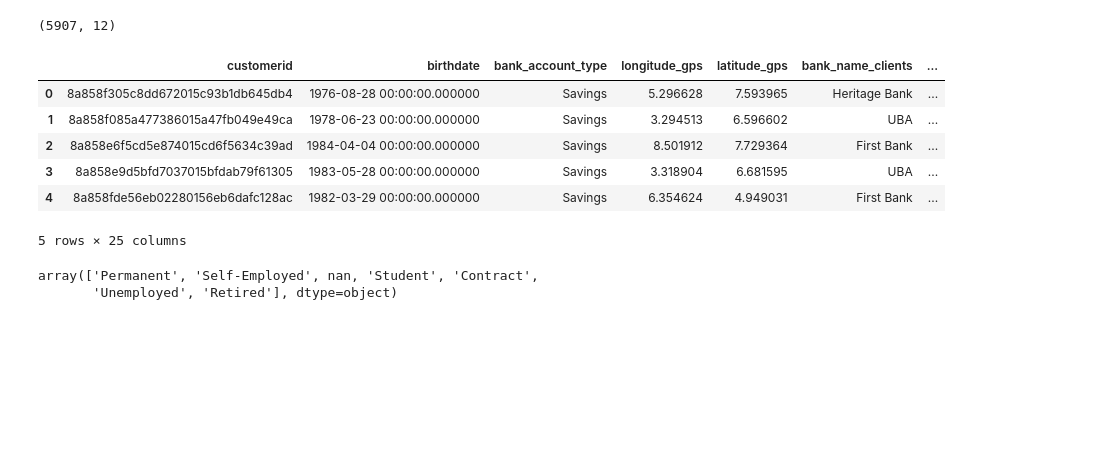
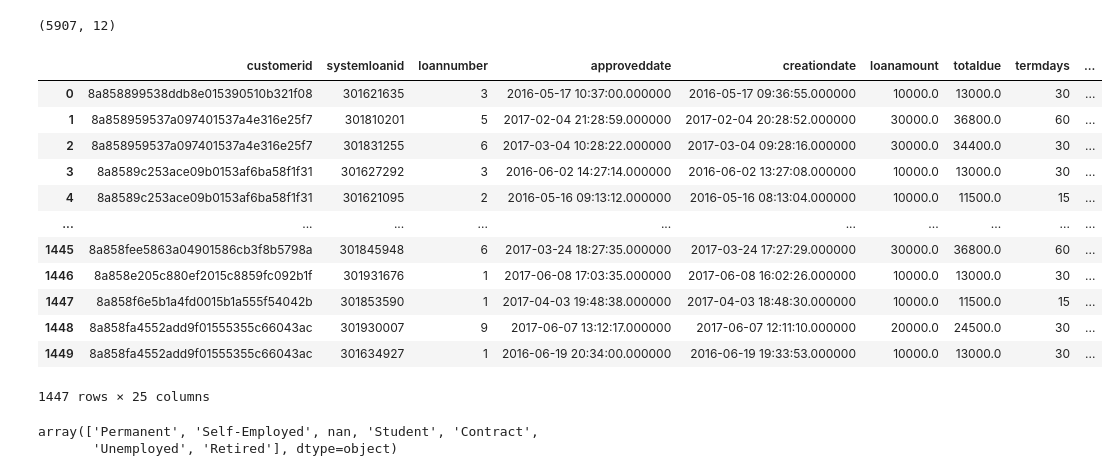
Before and after one commit to kakopo/loan-default-prediction-challenge-group-8, a Jupyter notebook: jupyter_notebook/data_analysis.ipynb, the cells around one changed output. Drawn from its saved outputs; the diff is of its cells as text; code cells hidden in the pictures; blank space fills up the shorter version.

```diff
--- a/jupyter_notebook/data_analysis.ipynb
+++ b/jupyter_notebook/data_analysis.ipynb
@@ -788,17 +811,41 @@ testprev = testprev.drop(columns=['referredby'])
 testperf.columns = ['customerid','perfsystemloanid','perf_loannumber','perf_approveddate','perf_creationdate',
                 'perf_loanamount','perf_totaldue','perf_termdays']
 # %%
-testloandata = pd.merge(testprev, testperf, on='customerid')
-test_loan_data = pd.merge(testdemo, testloandata, on='customerid', how='left')
-test_loan_data.head()
+# testloandata = pd.merge(testprev, testperf, on='customerid')
+# test_loan_data = pd.merge(testdemo, testloandata, on='customerid', how='left')
+# test_loan_data.head()
-# %% [output]
-|  | customerid | birthdate | bank_account_type | longitude_gps | latitude_gps | bank_name_clients | ... |
-| 0 | 8a858f305c8dd672015c93b1db645db4 | 1976-08-28 00:00:00.000000 | Savings | 5.296628 | 7.593965 | Heritage Bank | ... |
-| 1 | 8a858f085a477386015a47fb049e49ca | 1978-06-23 00:00:00.000000 | Savings | 3.294513 | 6.596602 | UBA | ... |
-| 2 | 8a858e6f5cd5e874015cd6f5634c39ad | 1984-04-04 00:00:00.000000 | Savings | 8.501912 | 7.729364 | First Bank | ... |
-| 3 | 8a858e9d5bfd7037015bfdab79f61305 | 1983-05-28 00:00:00.000000 | Savings | 3.318904 | 6.681595 | UBA | ... |
-| 4 | 8a858fde56eb02280156eb6dafc128ac | 1982-03-29 00:00:00.000000 | Savings | 6.354624 | 4.949031 | First Bank | ... |
-5 rows × 25 columns
+# %%
+test_loan_data= pd.merge(testprev, testperf["perfsystemloanid"], left_index= True, right_index= True)
+test_loan_data= pd.merge(test_loan_data, testperf["perf_loannumber"], left_index= True, right_index= True)
+test_loan_data= pd.merge(test_loan_data, testperf["perf_approveddate"], left_index= True, right_index= True)
+test_loan_data= pd.merge(test_loan_data, testperf["perf_creationdate"], left_index= True, right_index= True)
+test_loan_data= pd.merge(test_loan_data, testperf["perf_loanamount"], left_index= True, right_index= True)
+test_loan_data= pd.merge(test_loan_data, testperf["perf_totaldue"], left_index= True, right_index= True)
+test_loan_data= pd.merge(test_loan_data, testperf["perf_termdays"], left_index= True, right_index= True)
+
+test_loan_data= pd.merge(test_loan_data, testdemo["birthdate"], left_index= True, right_index= True)
+test_loan_data= pd.merge(test_loan_data, testdemo["bank_account_type"], left_index= True, right_index= True)
+test_loan_data= pd.merge(test_loan_data, testdemo["longitude_gps"], left_index= True, right_index= True)
+test_loan_data= pd.merge(test_loan_data, testdemo["latitude_gps"], left_index= True, right_index= True)
+test_loan_data= pd.merge(test_loan_data, testdemo["bank_name_clients"], left_index= True, right_index= True)
+test_loan_data= pd.merge(test_loan_data, testdemo["employment_status_clients"], left_index= True, right_index= True)
+test_loan_data= pd.merge(test_loan_data, testdemo["level_of_education_clients"], left_index= True, right_index= True)
+
+test_loan_data
+# %% [output]
+|  | customerid | systemloanid | loannumber | approveddate | creationdate | loanamount | totaldue | termdays | ... |
+| 0 | 8a858899538ddb8e015390510b321f08 | 301621635 | 3 | 2016-05-17 10:37:00.000000 | 2016-05-17 09:36:55.000000 | 10000.0 | 13000.0 | 30 | ... |
+| 1 | 8a858959537a097401537a4e316e25f7 | 301810201 | 5 | 2017-02-04 21:28:59.000000 | 2017-02-04 20:28:52.000000 | 30000.0 | 36800.0 | 60 | ... |
+| 2 | 8a858959537a097401537a4e316e25f7 | 301831255 | 6 | 2017-03-04 10:28:22.000000 | 2017-03-04 09:28:16.000000 | 30000.0 | 34400.0 | 30 | ... |
+| 3 | 8a8589c253ace09b0153af6ba58f1f31 | 301627292 | 3 | 2016-06-02 14:27:14.000000 | 2016-06-02 13:27:08.000000 | 10000.0 | 13000.0 | 30 | ... |
+| 4 | 8a8589c253ace09b0153af6ba58f1f31 | 301621095 | 2 | 2016-05-16 09:13:12.000000 | 2016-05-16 08:13:04.000000 | 10000.0 | 11500.0 | 15 | ... |
+| ... | ... | ... | ... | ... | ... | ... | ... | ... | ... |
+| 1445 | 8a858fee5863a04901586cb3f8b5798a | 301845948 | 6 | 2017-03-24 18:27:35.000000 | 2017-03-24 17:27:29.000000 | 30000.0 | 36800.0 | 60 | ... |
+| 1446 | 8a858e205c880ef2015c8859fc092b1f | 301931676 | 1 | 2017-06-08 17:03:35.000000 | 2017-06-08 16:02:26.000000 | 10000.0 | 13000.0 | 30 | ... |
+| 1447 | 8a858f6e5b1a4fd0015b1a555f54042b | 301853590 | 1 | 2017-04-03 19:48:38.000000 | 2017-04-03 18:48:30.000000 | 10000.0 | 11500.0 | 15 | ... |
+| 1448 | 8a858fa4552add9f01555355c66043ac | 301930007 | 9 | 2017-06-07 13:12:17.000000 | 2017-06-07 12:11:10.000000 | 20000.0 | 24500.0 | 30 | ... |
+| 1449 | 8a858fa4552add9f01555355c66043ac | 301634927 | 1 | 2016-06-19 20:34:00.000000 | 2016-06-19 19:33:53.000000 | 10000.0 | 13000.0 | 30 | ... |
+1447 rows × 25 columns
 # %%
 test_loan_data = test_loan_data.drop(columns=['level_of_education_clients'])
 # %%
```
Also changed, not shown: parts of 59 cells of this notebook.
